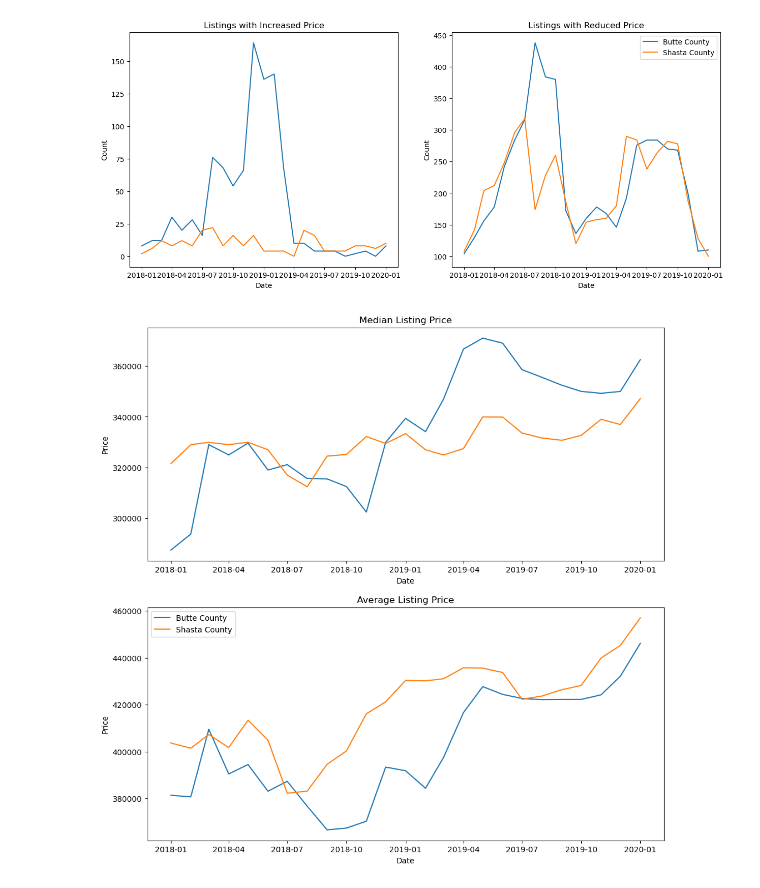
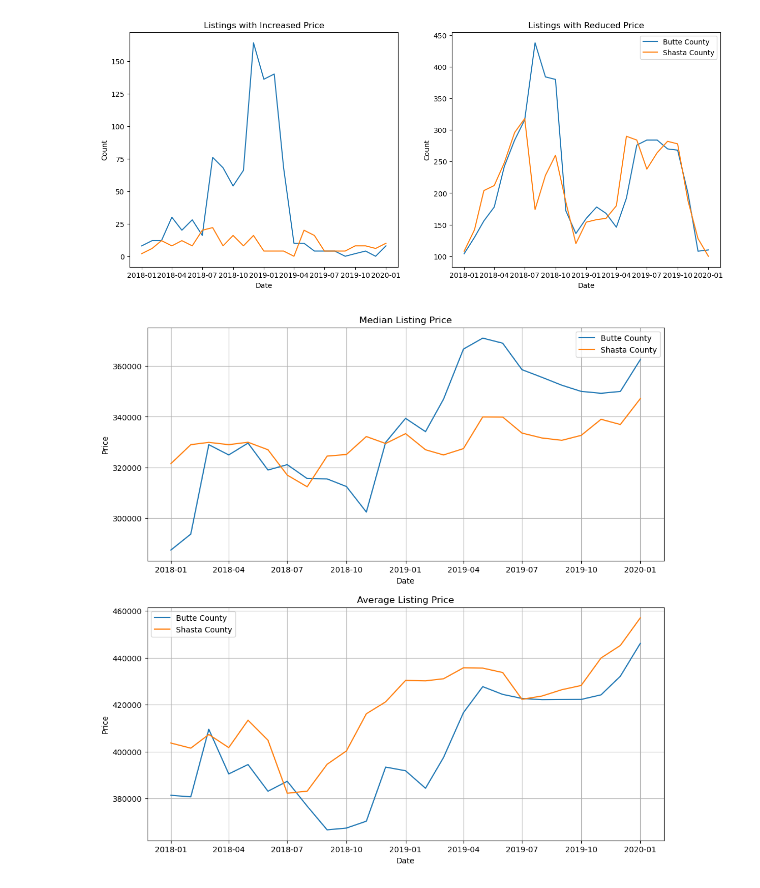
Before and after one commit to shuseiyokoi/california-wildfire-economic-recovery, a Jupyter notebook: src/housing_visualizations.ipynb, the cells around one changed output. Cells and saved outputs as stored; diff of their text form; code cells hidden in the pictures.

```diff
--- a/src/housing_visualizations.ipynb
+++ b/src/housing_visualizations.ipynb
@@ -159,18 +164,21 @@ plt.show()
 # %%
 fig, (ax1, ax2) = plt.subplots(2, figsize=(12, 12))
 # plt.figure(figsize=(12, 6))
 ax1.plot('month', 'median_listing_price', data=butte_filtered, label='Butte County')
 ax1.plot('month', 'median_listing_price', data=shasta_filtered, label='Shasta County')
 ax1.set_title('Median Listing Price')
 ax1.set_xlabel('Date')
 ax1.set_ylabel('Price')
+ax1.legend()
+ax1.grid(True)
 
 ax2.plot('month', 'average_listing_price', data=butte_filtered, label='Butte County')
 ax2.plot('month', 'average_listing_price', data=shasta_filtered, label='Shasta County')
 ax2.set_title('Average Listing Price')
 ax2.set_xlabel('Date')
 ax2.set_ylabel('Price')
+ax2.grid(True)
 plt.legend()
 plt.show()
 # %% [output]
-[figure, old version]
+[figure, new version]
```
Also changed, not shown: parts of 3 cells of this notebook.
